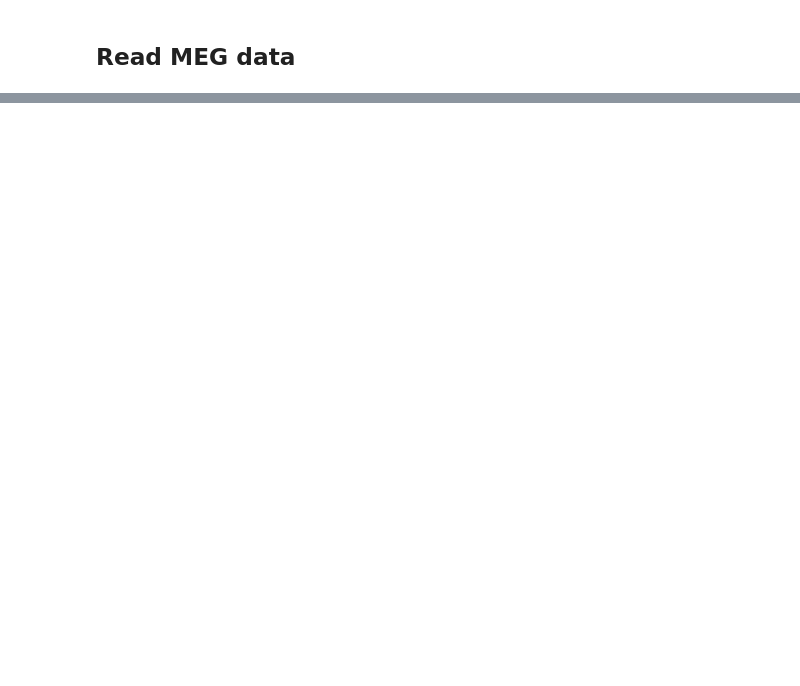
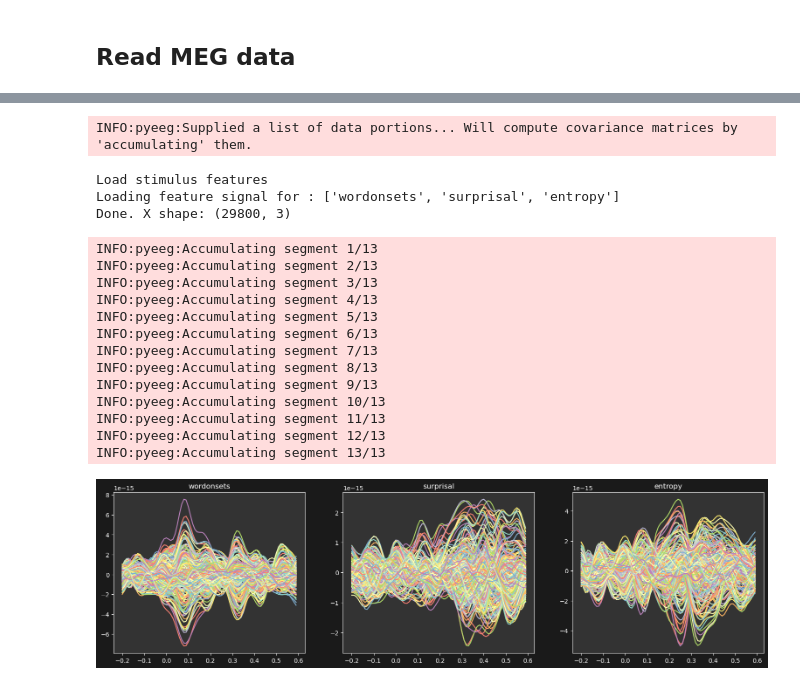
Before and after one commit to CNSP-Workshop/CNSP25_tutorial_HWeissbart, a Jupyter notebook: notebooks/part_2.ipynb, the cells around one changed output, grey strips where cells are left out. Cells and saved outputs as stored; diff of their text form; code cells hidden in the pictures; blank space fills up the shorter version.

```diff
--- a/notebooks/part_2.ipynb
+++ b/notebooks/part_2.ipynb
@@ -267,0 +365,31 @@ del raw, amp_data, phase_data
+# %%
+# Loading features:
+feats = ['wordonsets', 'surprisal', 'entropy']
+X = get_feature_signal(['wordonsets', 'surprisal', 'entropy']) # By default, loads envelope and word onsets
+Y = get_meg_list_per_story(onsets_per_story, X)
+trf = TRFEstimator(tmin=-0.2, tmax=0.6, srate=fs, alpha=0.)
+trf.fit(X, Y,)
+fig = trf.plot();
+axes = fig.get_axes()
+for ax,f in zip(axes, feats):
+    ax.set_title(f)
+    ax.set_xlabel('Time (s)')
+# %% [output]
+INFO:pyeeg:Supplied a list of data portions... Will compute covariance matrices by 'accumulating' them.
+Load stimulus features
+Loading feature signal for : ['wordonsets', 'surprisal', 'entropy']
+Done. X shape: (29800, 3)
+INFO:pyeeg:Accumulating segment 1/13
+INFO:pyeeg:Accumulating segment 2/13
+INFO:pyeeg:Accumulating segment 3/13
+INFO:pyeeg:Accumulating segment 4/13
+INFO:pyeeg:Accumulating segment 5/13
+INFO:pyeeg:Accumulating segment 6/13
+INFO:pyeeg:Accumulating segment 7/13
+INFO:pyeeg:Accumulating segment 8/13
+INFO:pyeeg:Accumulating segment 9/13
+INFO:pyeeg:Accumulating segment 10/13
+INFO:pyeeg:Accumulating segment 11/13
+INFO:pyeeg:Accumulating segment 12/13
+INFO:pyeeg:Accumulating segment 13/13
+[figure, added]
```
Also changed, not shown: parts of 24 cells of this notebook, 2 other files.
